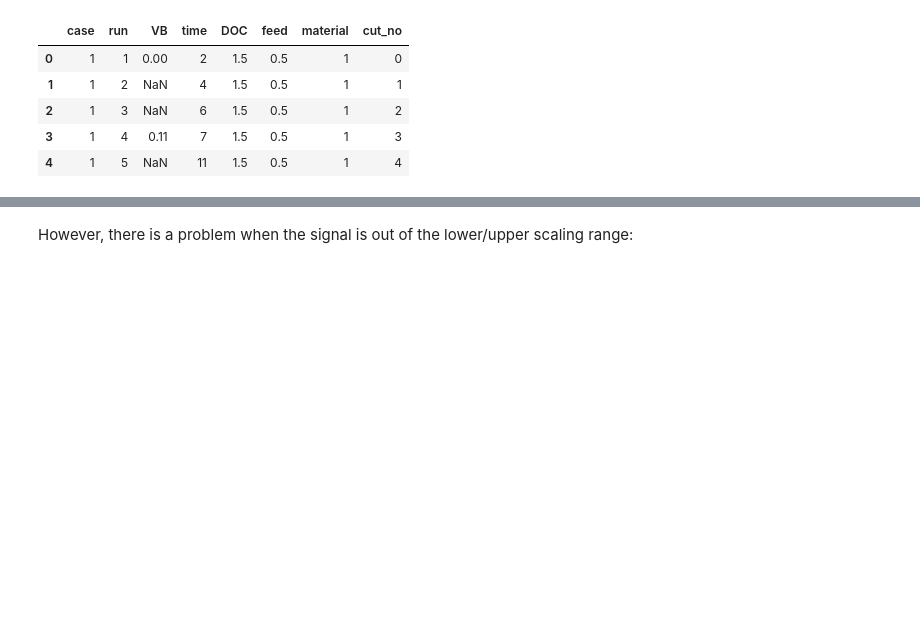
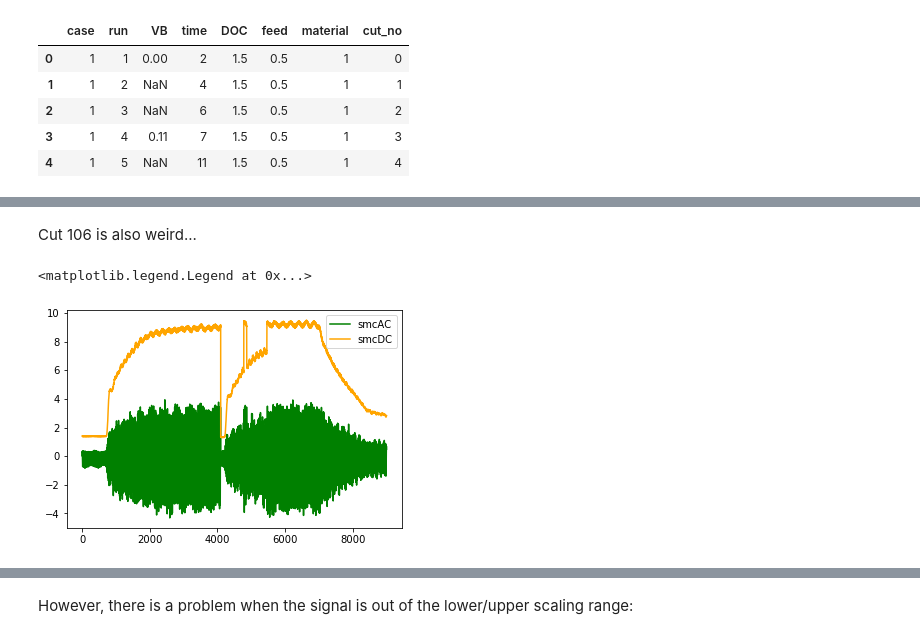
Before and after one commit to tvhahn/ml-tool-wear, a Jupyter notebook: 1.0-data-pipeline.ipynb, the cells around one changed output, grey strips where cells are left out. Drawn from its saved outputs; the diff is of its cells as text; code cells hidden in the pictures; blank space fills up the shorter version.

```diff
--- a/1.0-data-pipeline.ipynb
+++ b/1.0-data-pipeline.ipynb
@@ -66,0 +142,12 @@ df_labels.head()
+# %% [markdown]
+Cut 106 is also weird...
+# %%
+fig, ax = plt.subplots()
+
+ax.plot(data[0,105]['smcAC'],'g-',label='smcAC')
+ax.plot(data[0,105]['smcDC'],color='orange',label='smcDC')
+
+plt.legend()
+# %% [output]
+<matplotlib.legend.Legend at 0x...>
+[figure, added]
```
Also changed, not shown: parts of 20 cells of this notebook, 2 other files.
